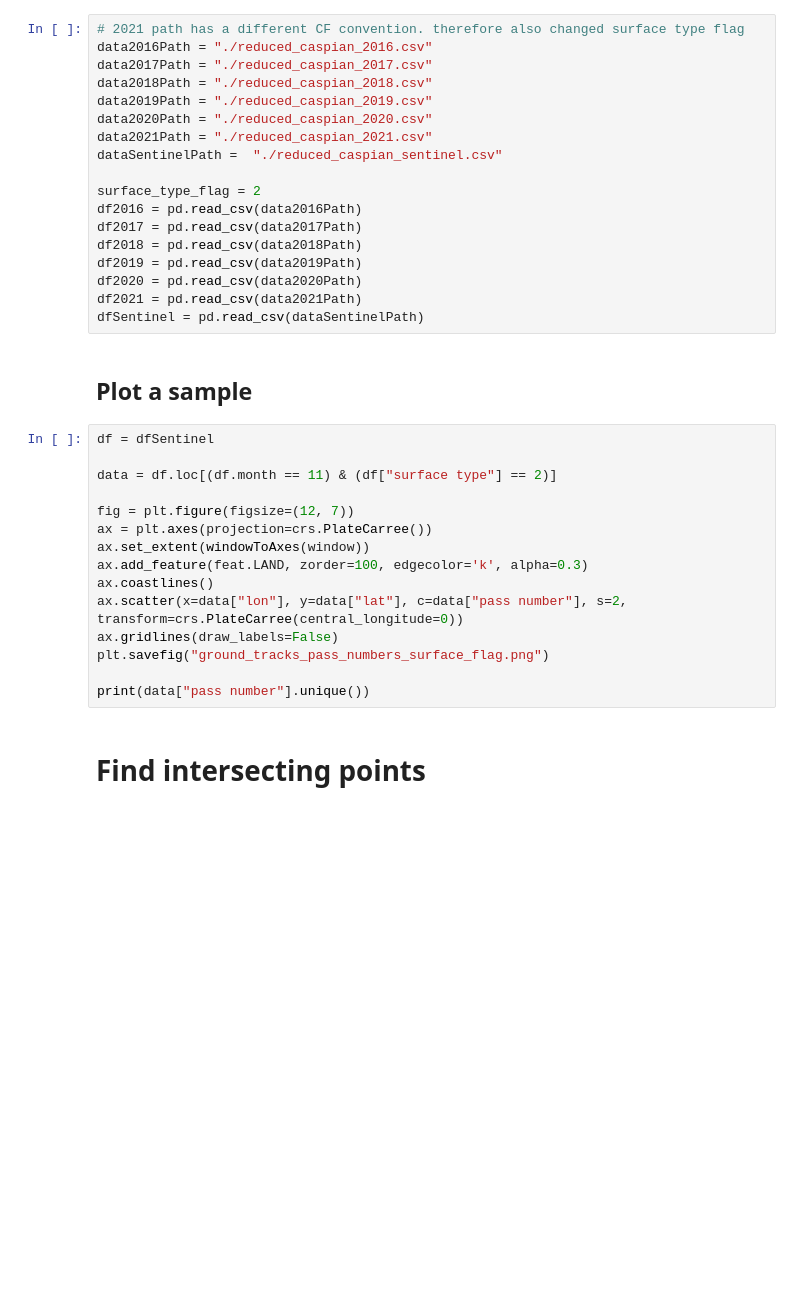
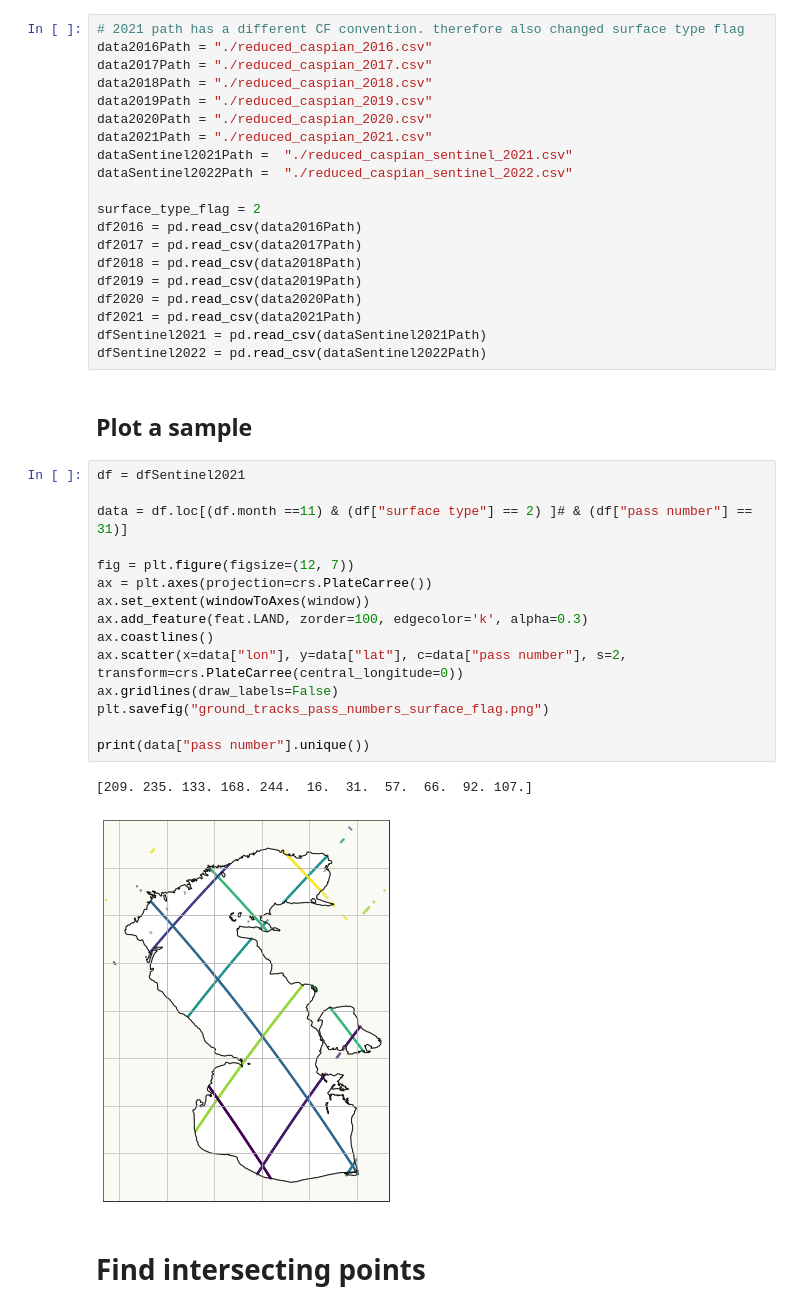
Before and after one commit to M-Gjerde/VGIS8, a Jupyter notebook: jason_3_rf.ipynb, the cells around one changed output. Saved outputs shown, nothing was run; the diff lists cells and outputs as text; blank space fills up the shorter version.

Commit message:
split sentinel data after years

```diff
--- a/jason_3_rf.ipynb
+++ b/jason_3_rf.ipynb
@@ -22,7 +22,8 @@ data2018Path = "./reduced_caspian_2018.csv"
 data2019Path = "./reduced_caspian_2019.csv"
 data2020Path = "./reduced_caspian_2020.csv"
 data2021Path = "./reduced_caspian_2021.csv"
-dataSentinelPath =  "./reduced_caspian_sentinel.csv"
+dataSentinel2021Path =  "./reduced_caspian_sentinel_2021.csv"
+dataSentinel2022Path =  "./reduced_caspian_sentinel_2022.csv"
 
 surface_type_flag = 2
 df2016 = pd.read_csv(data2016Path)
@@ -31,24 +32,28 @@ df2018 = pd.read_csv(data2018Path)
 df2019 = pd.read_csv(data2019Path)
 df2020 = pd.read_csv(data2020Path)
 df2021 = pd.read_csv(data2021Path)
-dfSentinel = pd.read_csv(dataSentinelPath)
+dfSentinel2021 = pd.read_csv(dataSentinel2021Path)
+dfSentinel2022 = pd.read_csv(dataSentinel2022Path)
 # %% [markdown]
 ## Plot a sample
 # %%
-df = dfSentinel
+df = dfSentinel2021
 
-data = df.loc[(df.month == 11) & (df["surface type"] == 2)]
+data = df.loc[(df.month ==11) & (df["surface type"] == 2) ]# & (df["pass number"] == 31)]
 
 fig = plt.figure(figsize=(12, 7))
 ax = plt.axes(projection=crs.PlateCarree())
 ax.set_extent(windowToAxes(window))
 ax.add_feature(feat.LAND, zorder=100, edgecolor='k', alpha=0.3)
 ax.coastlines()
 ax.scatter(x=data["lon"], y=data["lat"], c=data["pass number"], s=2, transform=crs.PlateCarree(central_longitude=0))
 ax.gridlines(draw_labels=False)
 plt.savefig("ground_tracks_pass_numbers_surface_flag.png")
 
 print(data["pass number"].unique())
+# %% [output]
+[209. 235. 133. 168. 244.  16.  31.  57.  66.  92. 107.]
+[figure, added]
 # %% [markdown]
 # Find intersecting points
 # %%
```
Also changed, not shown: parts of 26 cells of this notebook, 3 other files.
